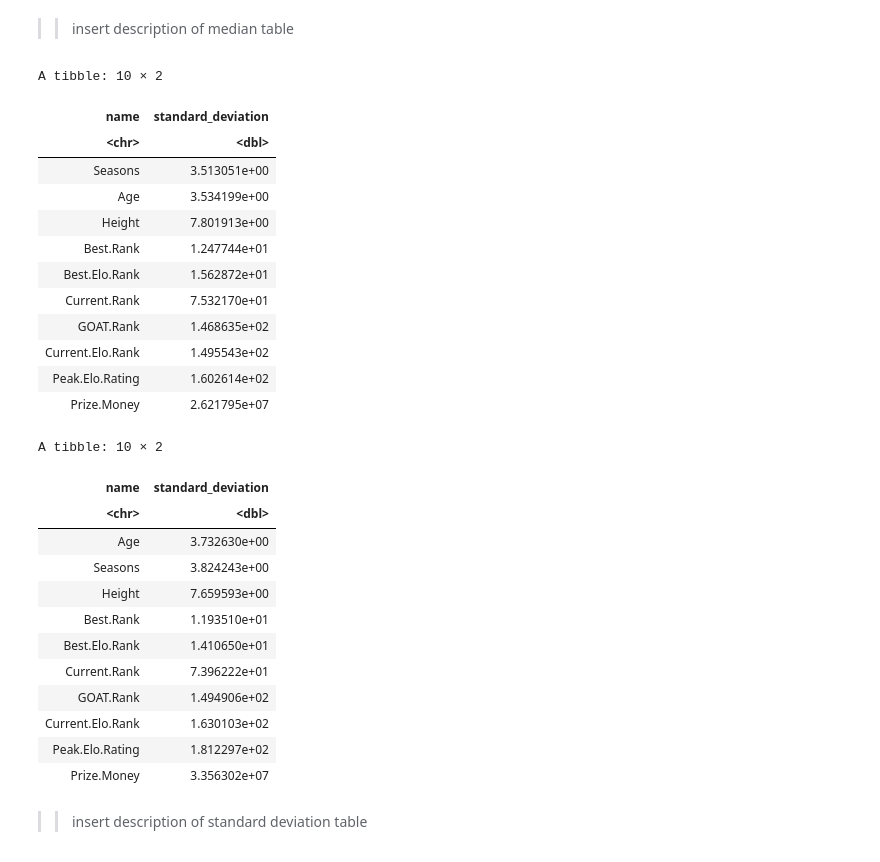
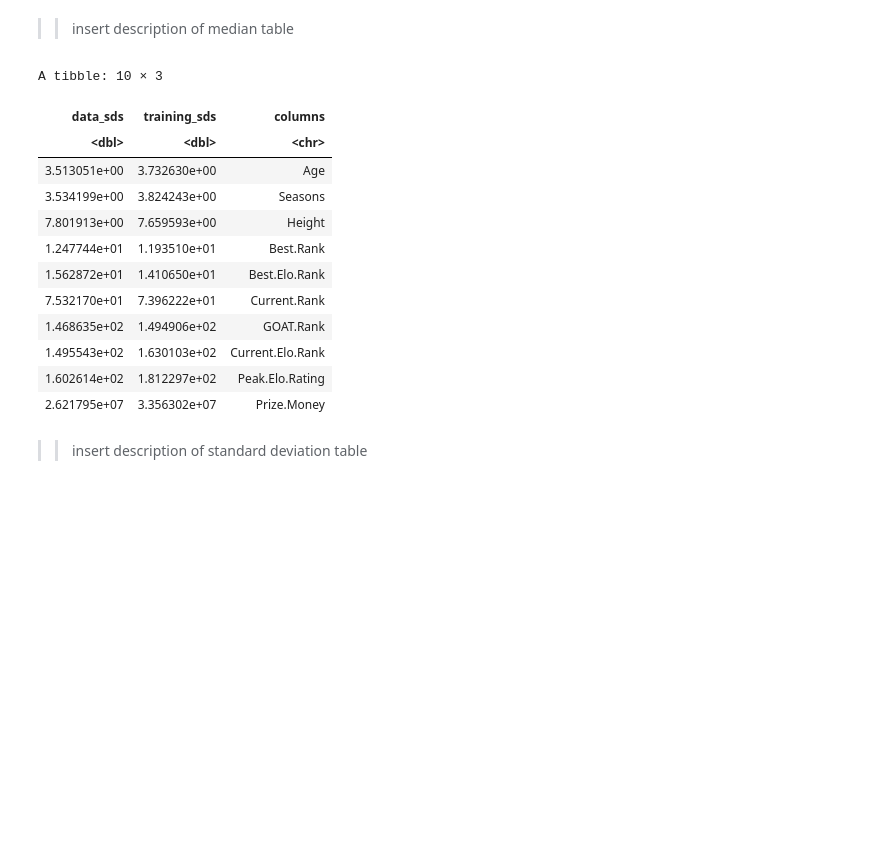
Before and after one commit to harmonyam/dsci100_project, a Jupyter notebook: project_final_draft.ipynb, the cells around one changed output. Cells and saved outputs as stored; diff of their text form; code cells hidden in the pictures; blank space fills up the shorter version.

```diff
--- a/project_final_draft.ipynb
+++ b/project_final_draft.ipynb
@@ -135,46 +154,34 @@ A tibble: 10 × 2
 # %% [markdown]
 >> insert description of median table
 # %%
+player_stats_sd_train <- map_dbl(player_stats_train, sd) |>
+                           enframe() |>
+                           arrange(value) |>
+                           mutate(training_sds = value, columns = name) |>
+                           select(-value, -name)
+
 player_stats_sd_all <- map_dbl(player_stats_tidy, sd) |>
                            enframe() |>
                            arrange(value) |>
-                           mutate(standard_deviation = value) |>
-                           select(-value)
+                           mutate(data_sds = value) |>
+                           bind_cols(player_stats_sd_train) |>
+                           select(-name, -value)
+
 player_stats_sd_all
-
-player_stats_sd_train <- map_dbl(player_stats_train, sd) |>
-                           enframe() |>
-                           arrange(value) |>
-                           mutate(standard_deviation = value) |>
-                           select(-value)
-player_stats_sd_train
 # %% [output]
-A tibble: 10 × 2
+A tibble: 10 × 3
-| name | standard_deviation |
-| <chr> | <dbl> |
-| Seasons | 3.513051e+00 |
-| Age | 3.534199e+00 |
-| Height | 7.801913e+00 |
-| Best.Rank | 1.247744e+01 |
-| Best.Elo.Rank | 1.562872e+01 |
-| Current.Rank | 7.532170e+01 |
-| GOAT.Rank | 1.468635e+02 |
-| Current.Elo.Rank | 1.495543e+02 |
-| Peak.Elo.Rating | 1.602614e+02 |
-| Prize.Money | 2.621795e+07 |
+| data_sds | training_sds | columns |
+| <dbl> | <dbl> | <chr> |
+| 3.513051e+00 | 3.732630e+00 | Age |
+| 3.534199e+00 | 3.824243e+00 | Seasons |
+| 7.801913e+00 | 7.659593e+00 | Height |
+| 1.247744e+01 | 1.193510e+01 | Best.Rank |
+| 1.562872e+01 | 1.410650e+01 | Best.Elo.Rank |
+| 7.532170e+01 | 7.396222e+01 | Current.Rank |
+| 1.468635e+02 | 1.494906e+02 | GOAT.Rank |
+| 1.495543e+02 | 1.630103e+02 | Current.Elo.Rank |
+| 1.602614e+02 | 1.812297e+02 | Peak.Elo.Rating |
+| 2.621795e+07 | 3.356302e+07 | Prize.Money |
-A tibble: 10 × 2
-| name | standard_deviation |
-| <chr> | <dbl> |
-| Age | 3.732630e+00 |
-| Seasons | 3.824243e+00 |
-| Height | 7.659593e+00 |
-| Best.Rank | 1.193510e+01 |
-| Best.Elo.Rank | 1.410650e+01 |
-| Current.Rank | 7.396222e+01 |
-| GOAT.Rank | 1.494906e+02 |
-| Current.Elo.Rank | 1.630103e+02 |
-| Peak.Elo.Rating | 1.812297e+02 |
-| Prize.Money | 3.356302e+07 |
 # %% [markdown]
 >> insert description of standard deviation table
 # %%
```
Also changed, not shown: parts of 15 cells of this notebook.
